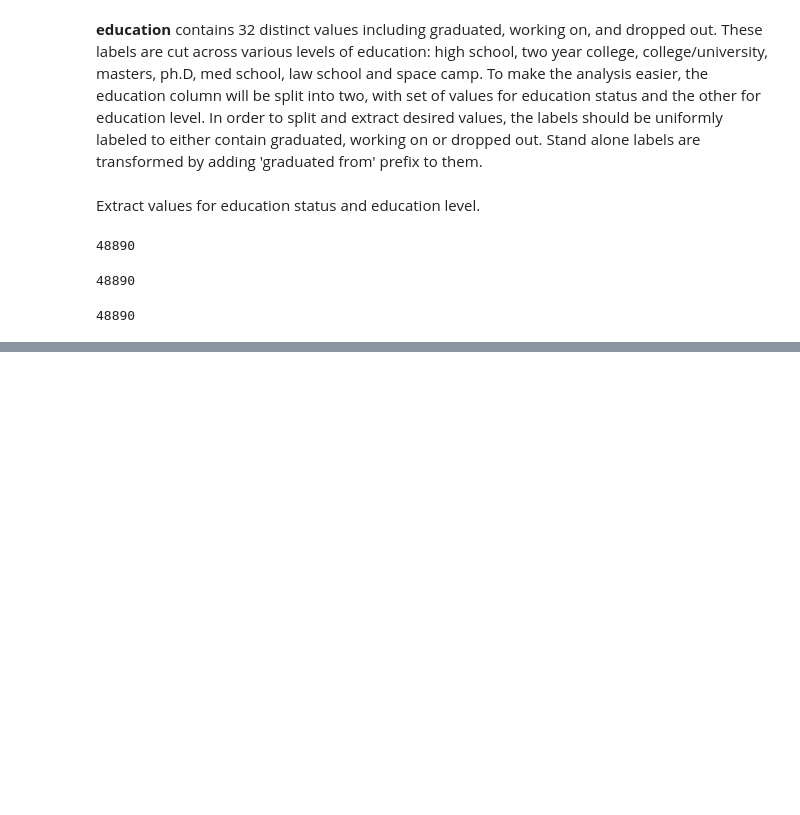
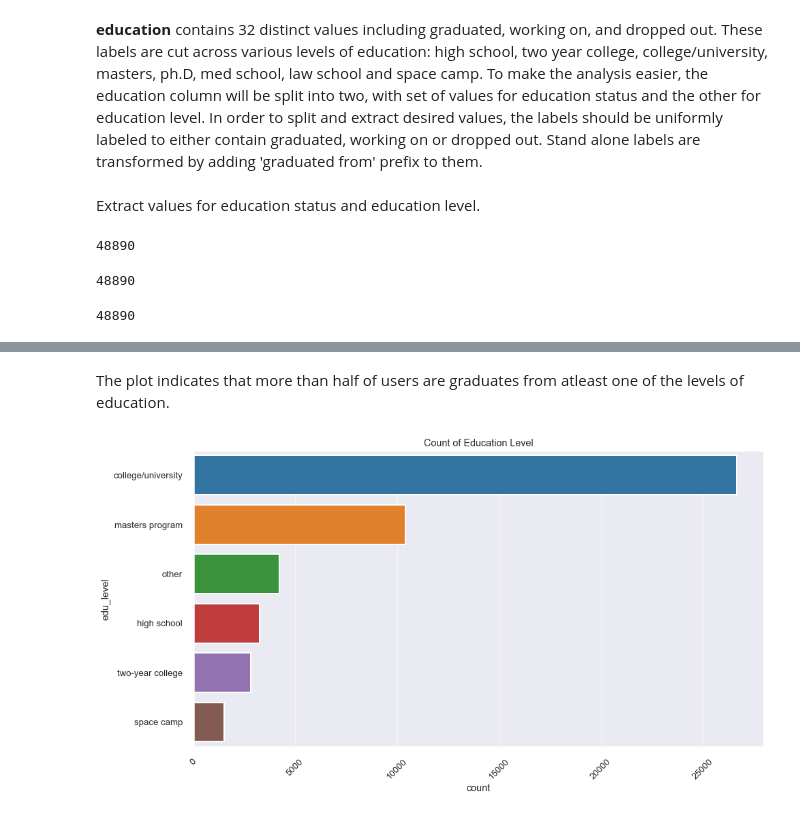
Before and after one commit to LenSin3/OkCupid-Date-a-Scientist, a Jupyter notebook: date-a-scientist.ipynb, the cells around one changed output, grey strips where cells are left out. Cells and saved outputs as stored; diff of their text form; code cells hidden in the pictures; blank space fills up the shorter version.

```diff
--- a/date-a-scientist.ipynb
+++ b/date-a-scientist.ipynb
@@ -495,0 +516,14 @@ profiles_df['edu_level'] = [x for x in level_vals]
+# %% [markdown]
+The plot indicates that more than half of users are graduates from atleast one of the levels of education.
+# %%
+fig, ax = plt.subplots()
+# the size of A4 paper lanscape
+fig.set_size_inches(15, 8)
+sns.set_context("poster", font_scale = .6, rc={"grid.linewidth": 0.6})
+sns.countplot(y = profiles_df['edu_level'], order=profiles_df['edu_level'].value_counts(ascending=False).index, ax=ax)
+plt.setp(ax.get_xticklabels(), rotation=45)
+plt.title('Count of Education Level')
+plt.savefig('edu_level.png')
+plt.show()
+# %% [output]
+[figure, added]
```
Also changed, not shown: parts of 4 cells of this notebook, 2 other files.
